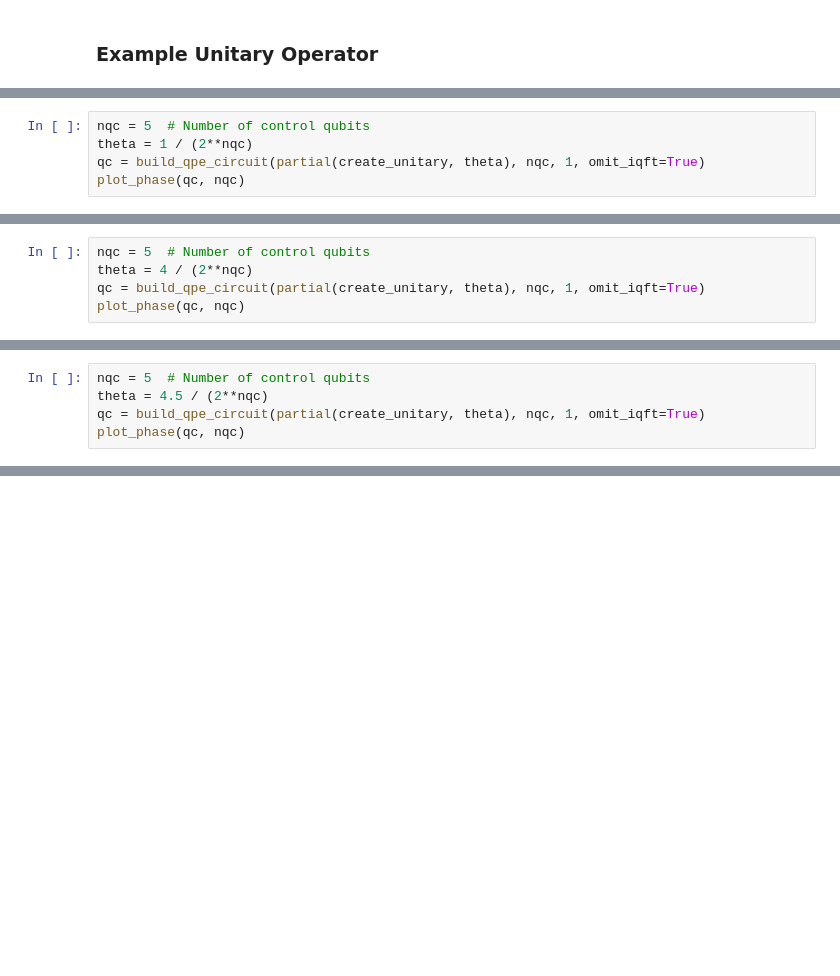
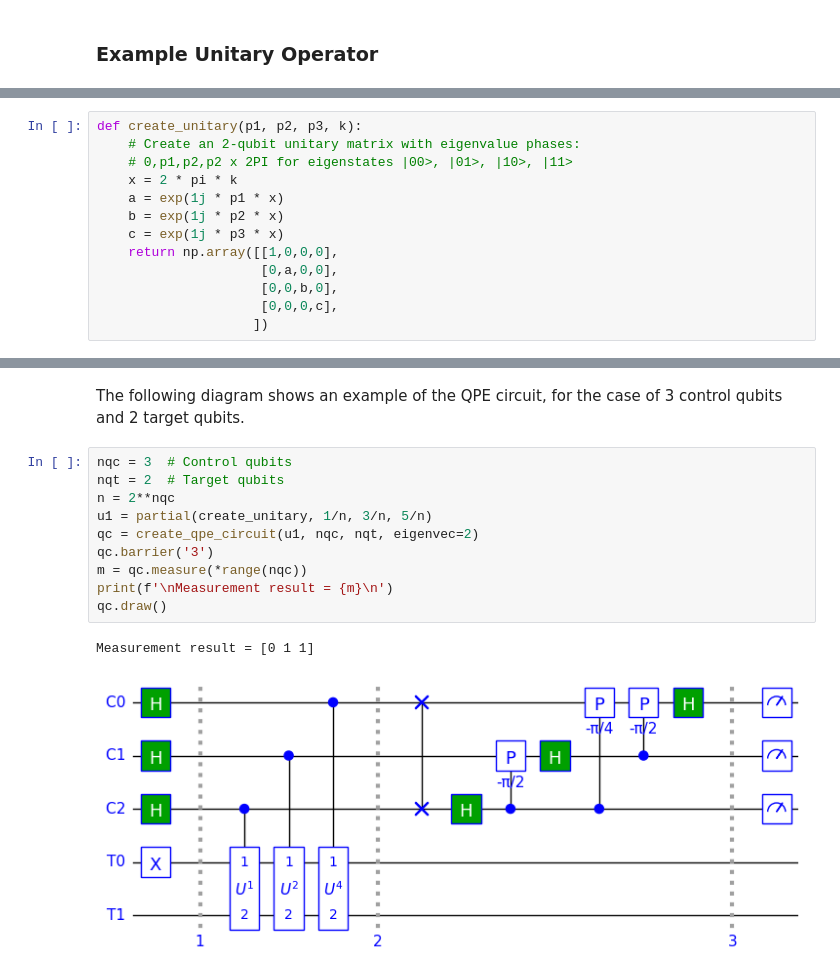
Before and after one commit to jbrumf/tinyqsim, a Jupyter notebook: examples/example_4_quantum_phase_estimation.ipynb, the cells around one changed output, grey strips where cells are left out. Saved outputs shown, nothing was run; the diff lists cells and outputs as text; blank space fills up the shorter version.

Commit message:
Updated examples on Phase kickback, QPE & Shor's algorithm

```diff
--- a/examples/example_4_quantum_phase_estimation.ipynb
+++ b/examples/example_4_quantum_phase_estimation.ipynb
@@ -215,5 +72,0 @@ So that we can examine the phase in Fourier basis, we will create a QPE circuit
-# %%
-nqc = 5  # Number of control qubits
-theta = 1 / (2**nqc)
-qc = build_qpe_circuit(partial(create_unitary, theta), nqc, 1, omit_iqft=True)
-plot_phase(qc, nqc)
@@ -226,5 +72,0 @@ Repeating this for $\theta=\frac{4}{32}$
-# %%
-nqc = 5  # Number of control qubits
-theta = 4 / (2**nqc)
-qc = build_qpe_circuit(partial(create_unitary, theta), nqc, 1, omit_iqft=True)
-plot_phase(qc, nqc)
@@ -246,5 +72,0 @@ In the examples above, we chose phases that could be represented exactly as a bi
-# %%
-nqc = 5  # Number of control qubits
-theta = 4.5 / (2**nqc)
-qc = build_qpe_circuit(partial(create_unitary, theta), nqc, 1, omit_iqft=True)
-plot_phase(qc, nqc)
@@ -259,0 +87,13 @@ The probabilities is no longer concentrated in a single basis state, but are spr
+# %%
+def create_unitary(p1, p2, p3, k):
+    # Create an 2-qubit unitary matrix with eigenvalue phases:
+    # 0,p1,p2,p2 x 2PI for eigenstates |00>, |01>, |10>, |11>
+    x = 2 * pi * k
+    a = exp(1j * p1 * x)
+    b = exp(1j * p2 * x)
+    c = exp(1j * p3 * x)
+    return np.array([[1,0,0,0],
+                     [0,a,0,0],
+                     [0,0,b,0],
+                     [0,0,0,c],
+                    ])
@@ -259,0 +145,15 @@ The probabilities is no longer concentrated in a single basis state, but are spr
+# %% [markdown]
+The following diagram shows an example of the QPE circuit, for the case of 3 control qubits and 2 target qubits.
+# %%
+nqc = 3  # Control qubits
+nqt = 2  # Target qubits
+n = 2**nqc
+u1 = partial(create_unitary, 1/n, 3/n, 5/n)
+qc = create_qpe_circuit(u1, nqc, nqt, eigenvec=2)
+qc.barrier('3')
+m = qc.measure(*range(nqc))
+print(f'\nMeasurement result = {m}\n')
+qc.draw()
+# %% [output]
+Measurement result = [0 1 1]
+[figure, added]
```
Also changed, not shown: parts of 53 cells of this notebook, 13 other files.
